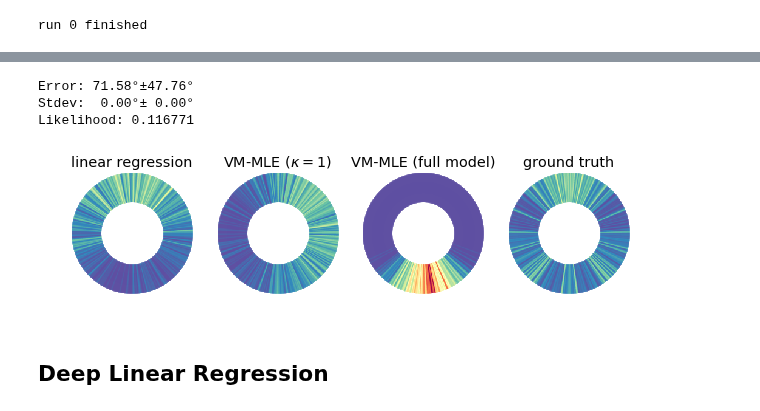
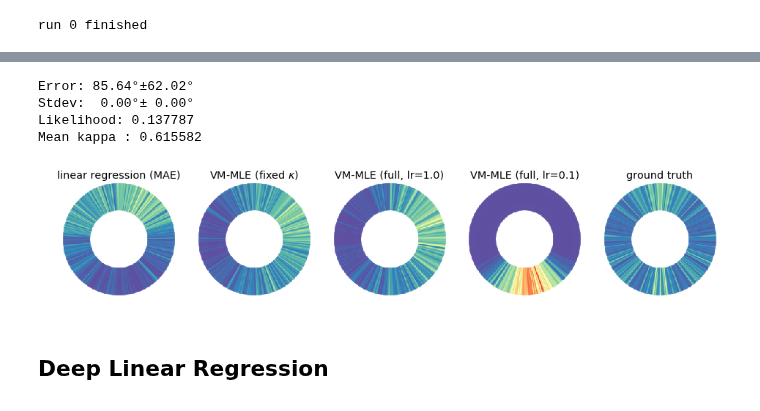
Before and after one commit to sergeyprokudin/BiternionNet, a Jupyter notebook: Experiments - TownCentre.ipynb, the cells around one changed output, grey strips where cells are left out. Cells and saved outputs as stored; diff of their text form; code cells hidden in the pictures.

```diff
--- a/Experiments - TownCentre.ipynb
+++ b/Experiments - TownCentre.ipynb
@@ -817,9 +864,9 @@ y_pred_tf = shallow_linear_regression_model(x_tf)
 kappa_tf = shallow_linear_regression_model(x_tf)
 #loss_tf = mad_loss(y_target_tf, y_pred_tf)
 loss_tf = -log_likelihood_tf(y_target_tf, y_pred_tf, kappa_tf, radian_input=False)
-train_step = tf.train.AdamOptimizer(learning_rate=0.01).minimize(loss_tf)
+train_step = tf.train.AdadeltaOptimizer(learning_rate=1.0).minimize(loss_tf)
 init_op = tf.global_variables_initializer()
-y_preds_lr_mle_full, kappa_full, losses_plots = dotrain_eval_tf(Xtr, ytr, Xte, yte, debug_print=False, nruns=nruns, nepochs=nepochs)
+y_preds_lr_mle_full1, kappa_full1, losses_plots_full1 = dotrain_eval_tf(Xtr, ytr, Xte, yte, debug_print=False, nruns=nruns, nepochs=nepochs)
 # %% [output]
 run 0 finished
 # %%
@@ -833,0 +895,13 @@ plt.show()
+# %%
+tf.reset_default_graph()
+
+x_tf, y_target_tf = input_tensors()
+#y_preds_tf = tf.placeholder(tf.float64, shape=[None, 1])
+y_pred_tf = shallow_linear_regression_model(x_tf)
+#loss_tf = -log_likelihood_tf(y_target_tf, y_pred_tf, 1.0, radian_input=False)
+kappa_tf = shallow_linear_regression_model(x_tf)
+#loss_tf = mad_loss(y_target_tf, y_pred_tf)
+loss_tf = -log_likelihood_tf(y_target_tf, y_pred_tf, kappa_tf, radian_input=False)
+train_step = tf.train.AdadeltaOptimizer(learning_rate=0.1).minimize(loss_tf)
+init_op = tf.global_variables_initializer()
+y_preds_lr_mle_full01, kappa_full01, losses_plots_full01 = dotrain_eval_tf(Xtr, ytr, Xte, yte, debug_print=False, nruns=nruns, nepochs=nepochs)
@@ -835,29 +920,34 @@ plt.show()
 Xte_aug, yte_aug = aug.augbatch_train(Xte, yte)
 yte_aug = yte_aug[:,None]
 show_errs_deg(y_preds_lr_mle_full, yte_aug)
-test_likelihood = np.exp(log_likelihood_np(yte_aug, y_preds_lr_mle_full, kappa_full))
+test_likelihood = np.exp(log_likelihood_np(yte_aug, y_preds_lr_mle_full01, np.abs(kappa_full01)))
 print("Likelihood: %f"%test_likelihood)
+print("Mean kappa : %f" % np.mean(np.abs(kappa_full01)))
 # %% [output]
-Error: 71.58°±47.76°
+Error: 85.64°±62.02°
 Stdev:  0.00°± 0.00°
-Likelihood: 0.116771
+Likelihood: 0.137787
+Mean kappa : 0.615582
 # %%
-fig, axes = plt.subplots(1, 4, figsize=(10,4))
+fig, axes = plt.subplots(1, 5, figsize=(16,10))
 hm_pred_lr_mae = cyclic_filter(mkheatmap_deg(np.concatenate(y_preds_lr_mae)[:,0], nbins=3600)/nruns, gaussfilter(41))
 hm_pred_lr_mle_fixed = cyclic_filter(mkheatmap_deg(np.concatenate(y_preds_lr_mle_fixed)[:,0], nbins=3600)/nruns, gaussfilter(41))
-hm_pred_lr_mle_full = cyclic_filter(mkheatmap_deg(np.concatenate(y_preds_lr_mle_full)[:,0], nbins=3600)/nruns, gaussfilter(41))
+hm_pred_lr_mle_full1 = cyclic_filter(mkheatmap_deg(np.concatenate(y_preds_lr_mle_full1)[:,0], nbins=3600)/nruns, gaussfilter(41))
+hm_pred_lr_mle_full01 = cyclic_filter(mkheatmap_deg(np.concatenate(y_preds_lr_mle_full01)[:,0], nbins=3600)/nruns, gaussfilter(41))
 hm_real = cyclic_filter(mkheatmap_deg(yte, nbins=3600), gaussfilter(41))
 donut(axes[0], hm_pred_lr_mae/(len(yte)/400), bg=(201, 201), R=50, aapow=40);
-axes[0].set_title('linear regression')
+axes[0].set_title('linear regression (MAE)')
 donut(axes[1], hm_pred_lr_mle_fixed/(len(yte)/400), bg=(201, 201), R=50, aapow=40);
-axes[1].set_title('VM-MLE ($\kappa=1$)')
-donut(axes[2], hm_pred_lr_mle_full/(len(yte)/400), bg=(201, 201), R=50, aapow=40);
-axes[2].set_title('VM-MLE (full model)')
-donut(axes[3], hm_real/(len(yte)/400), bg=(201, 201), R=50, aapow=40);
-axes[3].set_title('ground truth')
-plt.show()
+axes[1].set_title('VM-MLE (fixed $\kappa$)')
+donut(axes[2], hm_pred_lr_mle_full1/(len(yte)/400), bg=(201, 201), R=50, aapow=40);
+axes[2].set_title('VM-MLE (full, lr=1.0)')
+donut(axes[3], hm_pred_lr_mle_full01/(len(yte)/400), bg=(201, 201), R=50, aapow=40);
+axes[3].set_title('VM-MLE (full, lr=0.1)')
+donut(axes[4], hm_real/(len(yte)/400), bg=(201, 201), R=50, aapow=40);
+axes[4].set_title('ground truth')
+plt.savefig('/Users/sergey/BiternionNet/biternion.png')
 # %% [output]
-[figure, old version]
+[figure, new version]
 # %% [markdown]
 ## Deep Linear Regression
 # %%
```
Also changed, not shown: parts of 30 cells of this notebook, 1 other file.
